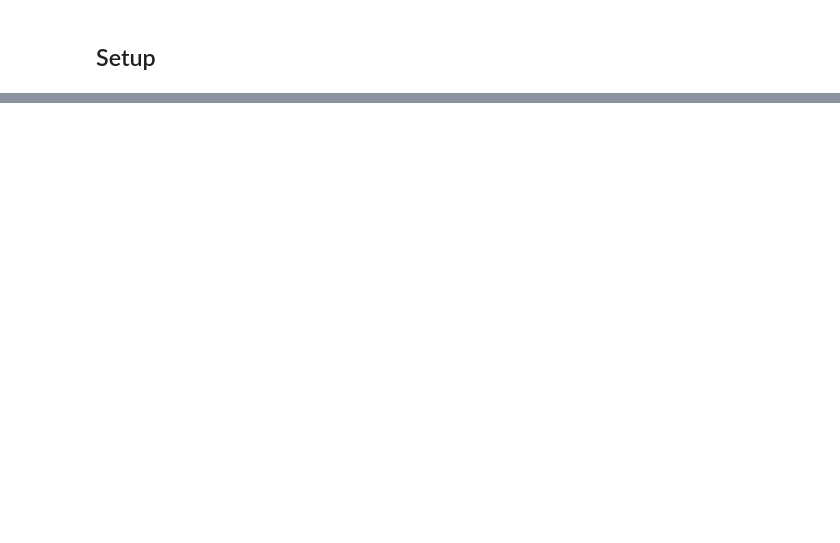
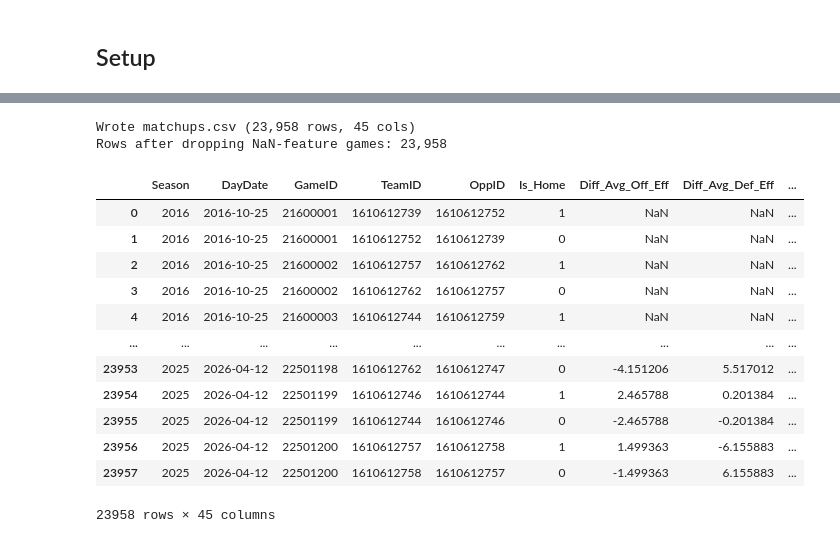
Before and after one commit to fallensnake/IEOR142AProject, a Jupyter notebook: Data/build_dataset.ipynb, the cells around one changed output, grey strips where cells are left out. Saved outputs shown, nothing was run; the diff lists cells and outputs as text; code cells hidden in the pictures; blank space fills up the shorter version.

```diff
--- a/Data/build_dataset.ipynb
+++ b/Data/build_dataset.ipynb
@@ -402,0 +197,6 @@ Train on `matchups.csv`. The first game of each team-season has NaN features —
+# %%
+box = build_box_data(raw)
+box.to_csv("box_data.csv", index=False)
+print(f"Wrote box_data.csv ({len(box):,} games, "
+      f"seasons {box['Season'].min()}-{box['Season'].max()})")
+box.head()
@@ -402,0 +220,28 @@ Train on `matchups.csv`. The first game of each team-season has NaN features —
+# %%
+def explode_to_team_perspective(box: pd.DataFrame) -> pd.DataFrame:
+    """Each game becomes 2 rows -- one from each team's perspective."""
+    def side(prefix_self, prefix_opp, loc):
+        d = pd.DataFrame({
+            'Season' : box['Season'],
+            'DayDate': box['DayDate'],
+            'GameID' : box['GameID'],
+            'TeamID' : box[f'{prefix_self}_TeamID'],
+            'OppID'  : box[f'{prefix_opp}_TeamID'],
+            'Loc'    : loc,
+            'Won'    : box['Target_Win'] if prefix_self == 'T1' else 1 - box['Target_Win'],
+        })
+        for s in STAT_COLS:
+            d[s]          = box[f'{prefix_self}_{s}']
+            d[f'Opp_{s}'] = box[f'{prefix_opp}_{s}']
+        return d
+
+    return pd.concat([side('T1', 'T2', 'H'),
+                      side('T2', 'T1', 'A')], ignore_index=True)
+
+
+def compute_possessions(g: pd.DataFrame) -> pd.DataFrame:
+    """Per-game possessions (Poss = FGA - OR + TO + 0.475*FTA)."""
+    g = g.copy()
+    g['Poss']    = g['FGA']     - g['OR']     + g['TO']     + 0.475 * g['FTA']
+    g['OppPoss'] = g['Opp_FGA'] - g['Opp_OR'] + g['Opp_TO'] + 0.475 * g['Opp_FTA']
+    return g
@@ -402,0 +479,26 @@ Train on `matchups.csv`. The first game of each team-season has NaN features —
+# %%
+matchups = build_symmetrical_matchups(box, pregame)
+matchups.to_csv(OUT_DIR / "matchups.csv", index=False)
+print(f"Wrote matchups.csv ({len(matchups):,} rows, {len(matchups.columns)} cols)")
+
+# Optional: drop the first-game-of-season rows that have NaN features
+clean = matchups.dropna(subset=[c for c in matchups.columns
+                                if c.startswith(('T1_Avg', 'T2_Avg'))])
+print(f"Rows after dropping NaN-feature games: {len(clean):,}")
+matchups
+# %% [output]
+Wrote matchups.csv (23,958 rows, 45 cols)
+Rows after dropping NaN-feature games: 23,958
+|  | Season | DayDate | GameID | TeamID | OppID | Is_Home | Diff_Avg_Off_Eff | Diff_Avg_Def_Eff | ... |
+| 0 | 2016 | 2016-10-25 | 21600001 | 1610612739 | 1610612752 | 1 | NaN | NaN | ... |
+| 1 | 2016 | 2016-10-25 | 21600001 | 1610612752 | 1610612739 | 0 | NaN | NaN | ... |
+| 2 | 2016 | 2016-10-25 | 21600002 | 1610612757 | 1610612762 | 1 | NaN | NaN | ... |
+| 3 | 2016 | 2016-10-25 | 21600002 | 1610612762 | 1610612757 | 0 | NaN | NaN | ... |
+| 4 | 2016 | 2016-10-25 | 21600003 | 1610612744 | 1610612759 | 1 | NaN | NaN | ... |
+| ... | ... | ... | ... | ... | ... | ... | ... | ... | ... |
+| 23953 | 2025 | 2026-04-12 | 22501198 | 1610612762 | 1610612747 | 0 | -4.151206 | 5.517012 | ... |
+| 23954 | 2025 | 2026-04-12 | 22501199 | 1610612746 | 1610612744 | 1 | 2.465788 | 0.201384 | ... |
+| 23955 | 2025 | 2026-04-12 | 22501199 | 1610612744 | 1610612746 | 0 | -2.465788 | -0.201384 | ... |
+| 23956 | 2025 | 2026-04-12 | 22501200 | 1610612757 | 1610612758 | 1 | 1.499363 | -6.155883 | ... |
+| 23957 | 2025 | 2026-04-12 | 22501200 | 1610612758 | 1610612757 | 0 | -1.499363 | 6.155883 | ... |
+23958 rows × 45 columns
```
Also changed, not shown: parts of 43 cells of this notebook, 1 other file.
